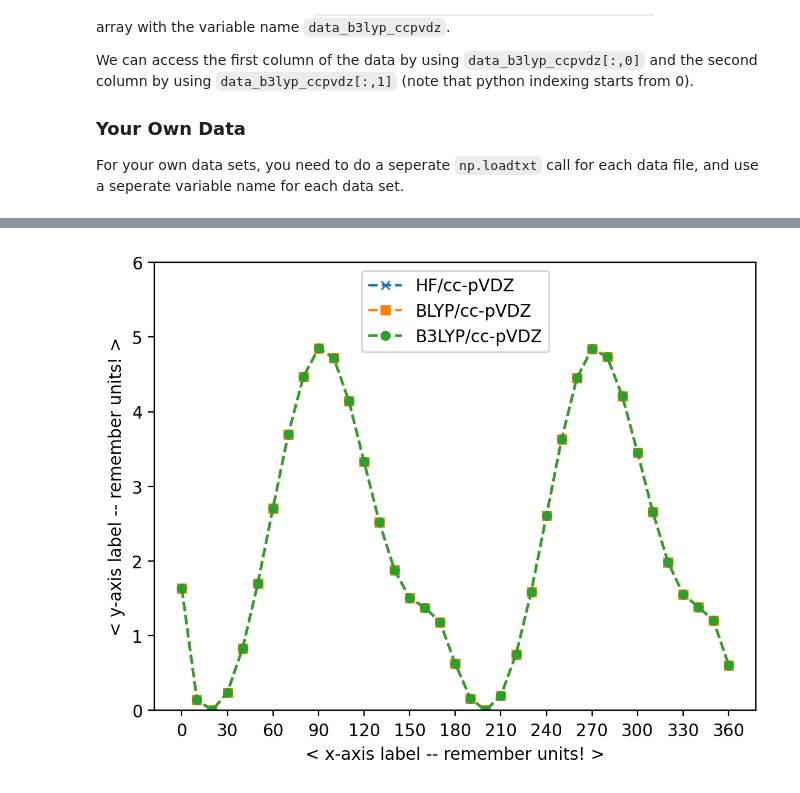
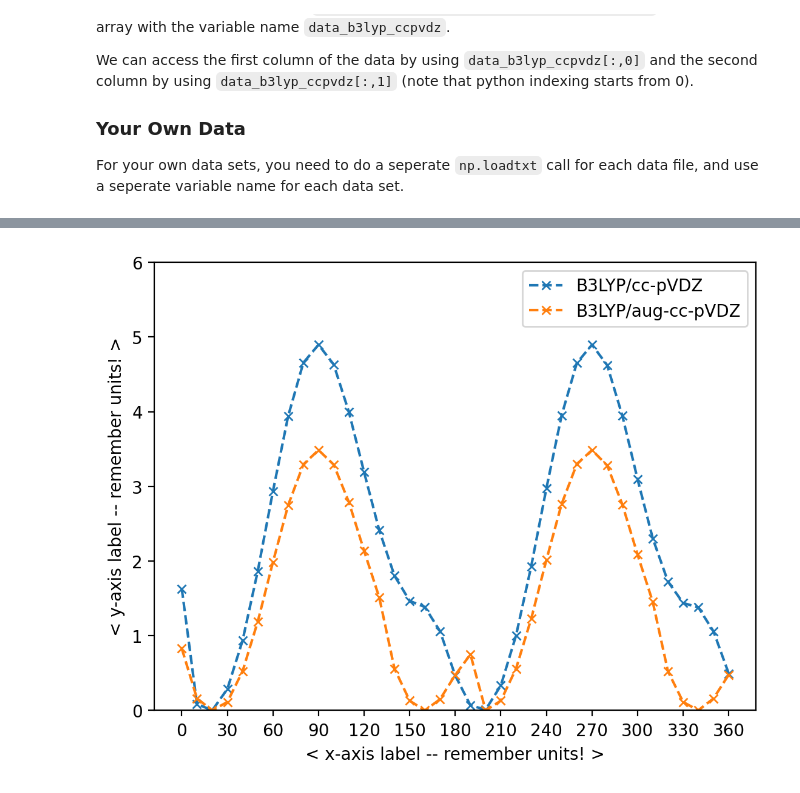
Before and after one commit to valsson-group/UNT-Chem5660-Fall2023, a Jupyter notebook: Python-PlotData/PlotDihedralData.ipynb, the cells around one changed output, grey strips where cells are left out. Saved outputs shown, nothing was run; the diff lists cells and outputs as text; code cells hidden in the pictures.

```diff
--- a/Python-PlotData/PlotDihedralData.ipynb
+++ b/Python-PlotData/PlotDihedralData.ipynb
@@ -42,10 +47,14 @@ For your own data sets, you need to do a seperate `np.loadtxt` call for each dat
 # %%
 # This is just an example
-!wget
-data_b3lyp_ccpvdz = np.loadtxt("Benzamidine_Scan_b3lyp_cc-pVDZ_tot_ener.txt")
+data_b3lyp_ccpvdz = np.loadtxt("Benzamidine_Scan_B3LYP_cc-pVDZ_tot_ener.txt")
+data_b3lyp_augccpvdz = np.loadtxt("Benzamidine_Scan_B3LYP_aug-cc-pVDZ_tot_ener.txt")
+
 # This is just to show how you can print the datasets. This is not really needed
-print(data_b3lyp_ccpvd[:,0])
-print(data_b3lyp_ccpvd[:,1])
+print("Column 1:")
+print(data_b3lyp_ccpvdz[:,0])
+print("")
+print("Column 2:")
+print(data_b3lyp_ccpvdz[:,1])
 
 # For your own data, you need to write a seperate np.loadtxt call for each data file,
 # something like
@@ -87,18 +113,34 @@ The figure will be shown in the notebook. We can also save the figure to a file
 # %%
+# Plot different data sets.
+# You need to add a seperate plt.plot call for each data set
 
-plt.plot(dataset_1[:,0],
-         dataset_1[:,1]-np.min(dataset_1[:,1]),
+plt.plot(data_b3lyp_ccpvdz[:,0],
+         data_b3lyp_ccpvdz[:,1]-np.min(data_b3lyp_ccpvdz[:,1]),
          "--x",
          markersize=5,
-         label="HF/cc-pVDZ")
+         label="B3LYP/cc-pVDZ")
 
+plt.plot(data_b3lyp_augccpvdz[:,0],
+         data_b3lyp_augccpvdz[:,1]-np.min(data_b3lyp_augccpvdz[:,1]),
+         "--x",
+         markersize=5,
+         label="B3LYP/aug-cc-pVDZ")
+
+
+# Show legend with labels
 plt.legend()
+
+# Set x- and y-axis labels
 plt.xlabel("< x-axis label -- remember units! >")
 plt.ylabel("< y-axis label -- remember units! >")
+
+# Set range of the y-axis, in this case from 0 to 6
 plt.ylim([0,6])
+
+# Set x-tics to be at 0, 30, 60, ..., 360
 plt.xticks(np.arange(0,390,30))
 
-
+# Save the figure to a file
 plt.savefig("plot.png")
 # %% [output]
-[figure, old version]
+[figure, new version]
```
Also changed, not shown: parts of 3 cells of this notebook.
